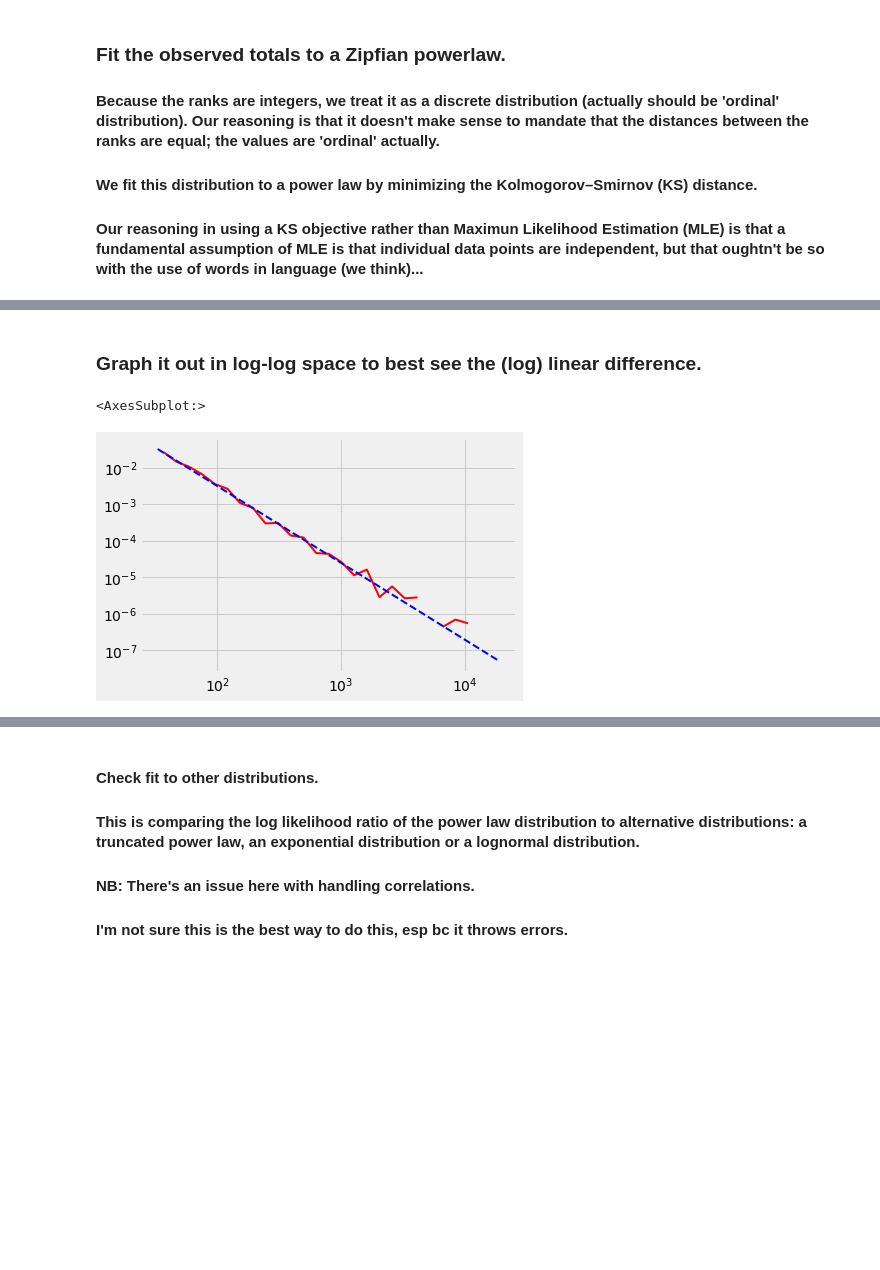
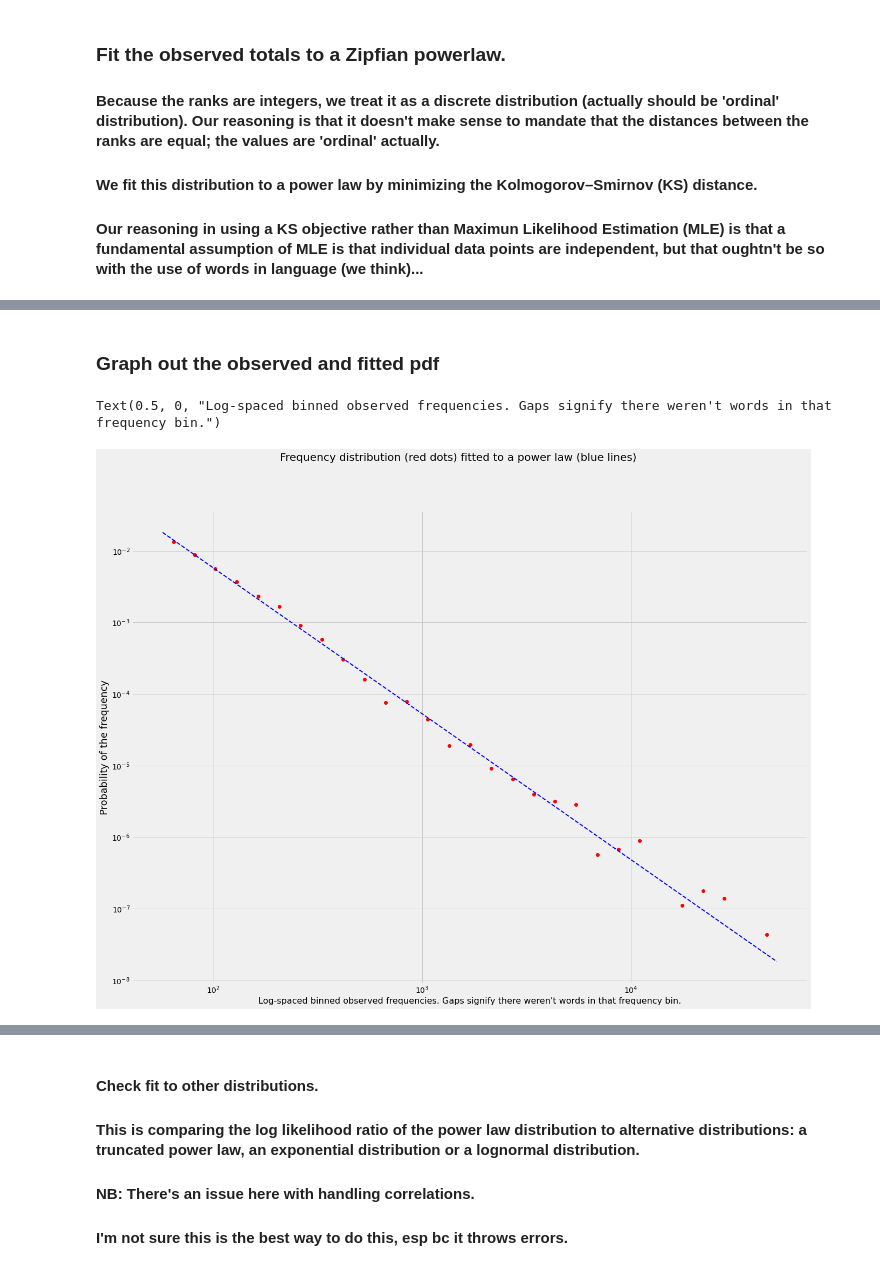
Before and after one commit to huggingface/data-measurements-tool, a Jupyter notebook: notebooks/Zipfs-Powerlaw.ipynb, the cells around one changed output, grey strips where cells are left out. Cells and saved outputs as stored; diff of their text form; code cells hidden in the pictures; blank space fills up the shorter version.

```diff
--- a/notebooks/Zipfs-Powerlaw.ipynb
+++ b/notebooks/Zipfs-Powerlaw.ipynb
@@ -127,29 +136,40 @@ a     8496
 import math
 # Uses the powerlaw package to fit the observed frequencies to a zipfian distribution
 
-observed_counts = term_df['total'].values
+observed_counts = np.flip(term_df['total'].values)
 # Turn these into an empirical probability distribution by normalizing by the total sum.
 # Note -- doesn't seem to matter actually; can remove.
-# norm = float(sum(observed_counts))
-# observed_frequencies = observed_counts/norm
+norm = float(sum(observed_counts))
+#observed_probabilities = observed_counts/norm
+#observed_log_probabilities = np.log(observed_counts) - np.log(norm)
 # 'fit_method' is MLE by default; doesn't seem to change the results in my initial pokings.
 # Also tried discrete_approximation="xmax"
 # Note another method for determining alpha
 # might be defined by (Newman, 2005 for details): alpha = 1 + n * sum(ln( xi / xmin )) ^ -1
 fit = powerlaw.Fit(observed_counts, fit_method="KS", discrete=True)
+# bins_edges = The edges of the bins of the probability density function.
+# The portion of the data that is within the bin. Length 1 less than bin_edges, as it corresponds to the spaces between them.
+# .pdf() returns the probability density function (normalized histogram) of the theoretical distribution
+bin_edges, observed_probabilities = fit.pdf(original_data=True)
+#observed_probabilities = observed_counts/norm
 # The estimated values
+# power_law.pdf() returns the probability density function (normalized histogram) of the data.
+predicted_probabilities = fit.power_law.pdf()
 alpha = fit.power_law.alpha
 xmin = fit.power_law.xmin
 distance = fit.power_law.KS()
+
+# Ditching the values returned from the Fit method and just
+# calculating the pdf directly.  Revisit.
+observed_probabilities = np.flip(observed_counts/norm)
+predicted_probabilities = np.flip(bin_edges/norm)
+
 # We know the optimal xmin, but now let's set the prediction xmin to a lower value
 # so we can graph out more beyond the cutoff.
 # Note: Bring this up as a parameter that can be set.
-fit.xmin = .001
-# Reversing the list so x and y both go from high to low
-predicted_counts = fit.pdf()[0][::-1]
+# fit.xmin = .001
 
-# The predicted probability distribution
-#predicted_frequencies = fit.pdf()[0][::-1]
+print("------------------------------------")
 print("Optimal Alpha:\t\t%.4f" % alpha)
 print("Optimal Frequency cut-off:\t%s" % xmin)
 print("Distance:\t\t%.4f" % distance)
@@ -159,7 +179,7 @@ print("Distance:\t\t%.4f" % distance)
 print("Checking the goodness of fit of our observed distribution")
 print(" to the hypothesized power law distribution")
 print(" using a Kolmogorov–Smirnov (KS) test.")
-ks_test = ks_2samp(observed_counts, predicted_counts)
+ks_test = ks_2samp(observed_probabilities, predicted_probabilities)
 # print("KS test:", end='\t\t')
 print(ks_test)
 print("\nThe KS test p-value is: %.4f" % ks_test.pvalue)
@@ -187,10 +236,17 @@ Woohoo!
 # %% [markdown]
-### Graph it out in log-log space to best see the (log) linear difference.
+### Graph out the observed and fitted pdf
-# %%
-# Graph it out.
-fig2 = fit.plot_pdf(color='r', linewidth=2)
-fit.power_law.plot_pdf(color='b', linestyle='--', linewidth=2, ax=fig2)
-# %% [output]
-<AxesSubplot:>
-[figure, removed]
+# %%
+# Graph it out.
+fig = plt.figure(figsize=(20,15))
+# The pdf of the observed data.
+# The continuous line is superfluous and confusing I think (?) Hacky removing.
+fit.plot_pdf(color='r', linewidth=0, linestyle=':', marker='o')
+# The pdf of the best fit powerlaw
+fit.power_law.plot_pdf(color='b', linestyle='--', linewidth=2)
+fig.suptitle('Frequency distribution (red dots) fitted to a power law (blue lines)', fontsize=20)
+plt.ylabel('Probability of the frequency', fontsize=18)
+plt.xlabel('Log-spaced binned observed frequencies. Gaps signify there weren\'t words in that frequency bin.', fontsize=16)
+# %% [output]
+Text(0.5, 0, "Log-spaced binned observed frequencies. Gaps signify there weren't words in that frequency bin.")
+[figure, added]
 # %%
```
Also changed, not shown: parts of 12 cells of this notebook.
